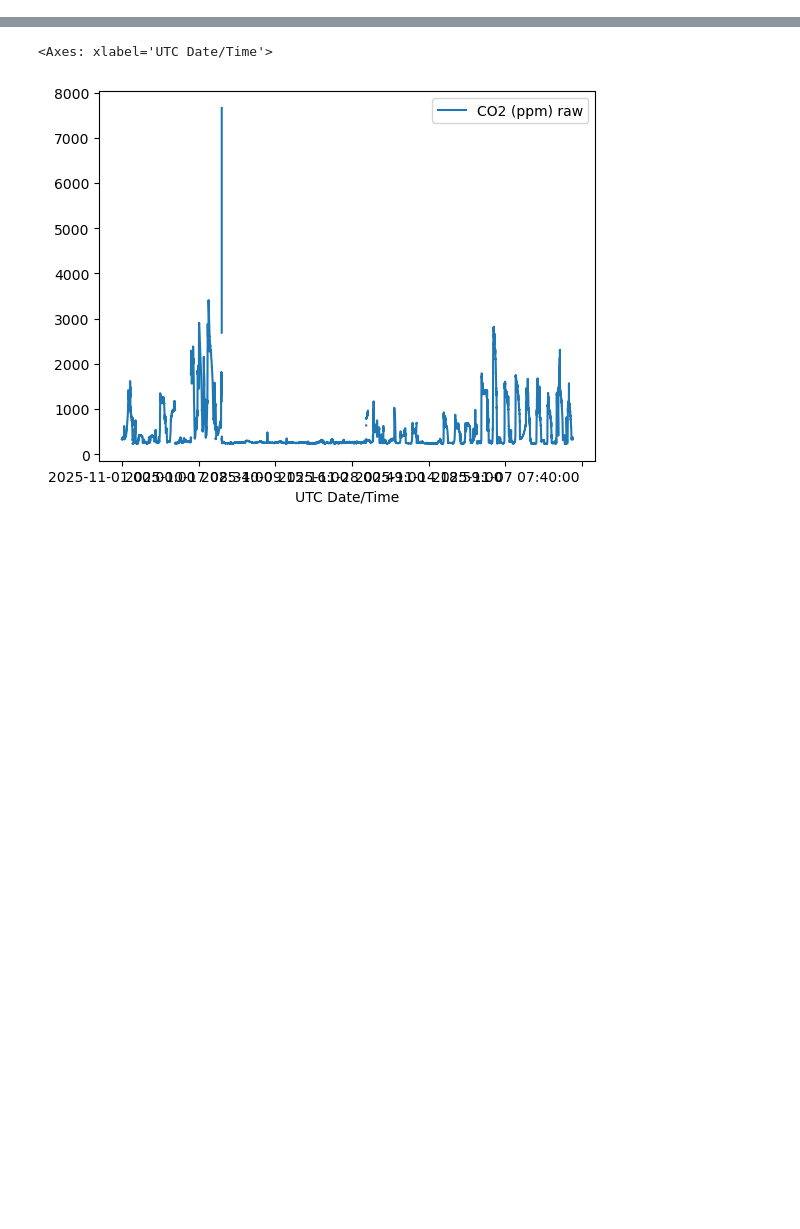
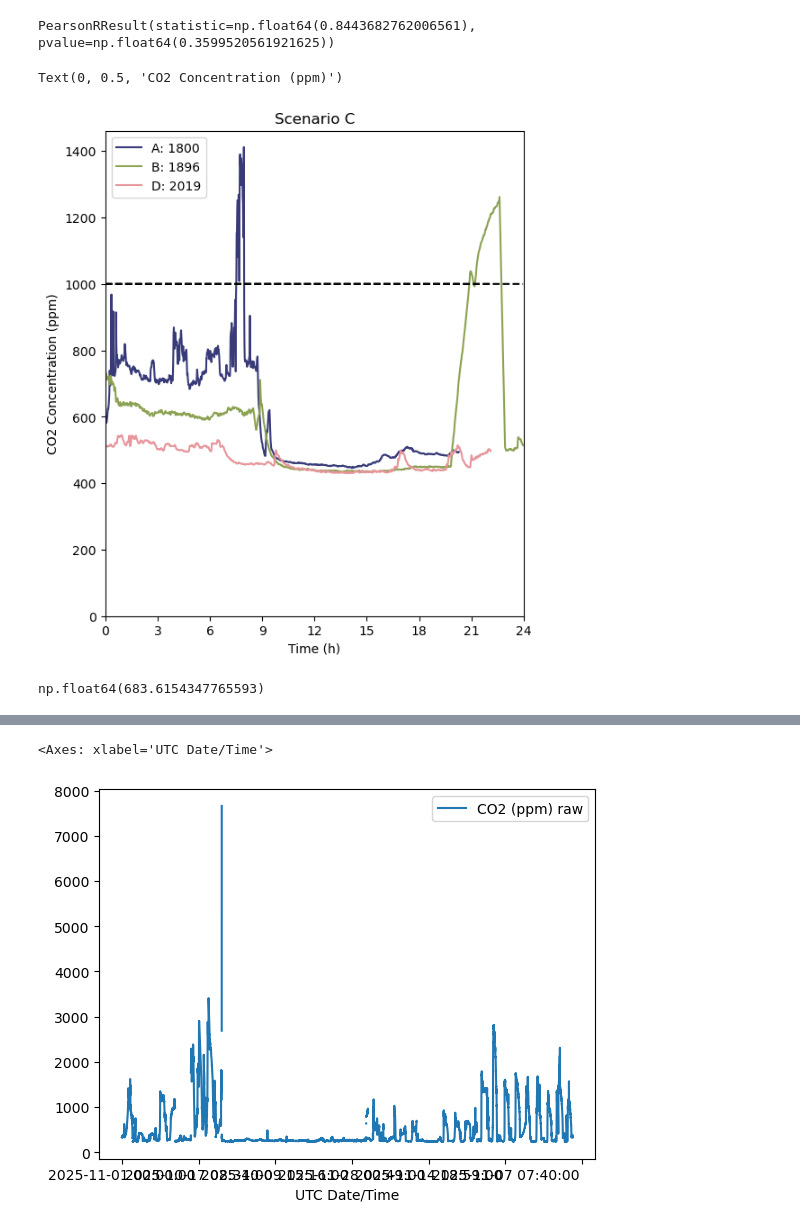
Before and after one commit to mlin706/EDAA, a Jupyter notebook: data_exploration.ipynb, the cells around one changed output, grey strips where cells are left out. Cells and saved outputs as stored; diff of their text form; code cells hidden in the pictures; blank space fills up the shorter version.

```diff
--- a/data_exploration.ipynb
+++ b/data_exploration.ipynb
@@ -18,0 +199,75 @@ full_data.to_csv('./data/processed_FULL.csv')
+# %%
+from scipy.stats import pearsonr
+
+ssconc = [
+    445, 430, 430
+]
+
+pearsonr(ages[[0, 1, 2]], ssconc)
+# %% [output]
+PearsonRResult(statistic=np.float64(0.8443682762006561), pvalue=np.float64(0.3599520561921625))
+# %%
+from matplotlib.ticker import MaxNLocator
+from joblib import load
+
+def prep_sklearn_data(ser):
+    '''
+    pass series, outputs a numpy array with no NaN values
+    '''
+
+    out = ser.to_numpy()
+
+    nan_vals = np.isnan(out)
+
+    return (out[~nan_vals].reshape(-1, 1), nan_vals)
+
+cal_model = load('calibration_model.joblib')
+
+scenario = 2
+
+fig, ax = plt.subplots(figsize=(6, 7))
+
+ax.set_title(f'Scenario {scenarios[scenario]}')
+
+max_hrs = 24
+
+for i in [0, 1, 3]:#range(4):
+
+    ts = timestamps_ALL[i, scenario]
+
+    plot_data = get_data_period(data, ts, hrs=max_hrs)
+    nanless_data, nans = prep_sklearn_data(plot_data['CO2 (ppm) raw'])
+
+    calibrated_data = cal_model.predict(nanless_data)
+    time_pts = plot_data['Time since Midnight'][~nans]
+
+    ax.plot(time_pts, calibrated_data, label=names[i], color=cmap(i/4))
+    ## plot recommended amount of CO2
+    rec_data = [1000 for _ in plot_data['Time since Midnight']]
+
+    ax.plot(plot_data['Time since Midnight'], rec_data, '--k')
+
+ax.set_ylim(0)
+ax.xaxis.set_major_locator(MaxNLocator(integer=True))
+ax.set_xlim(0, max_hrs)
+ax.legend()
+
+ax.set_xlabel('Time (h)')
+ax.set_ylabel('CO2 Concentration (ppm)')
+# %% [output]
+Text(0, 0.5, 'CO2 Concentration (ppm)')
+[figure, added]
+# %%
+start = 2
+end = 6
+
+person = 0
+scenario = 2
+
+ts = timestamps_ALL[person, scenario]
+plot_data = get_data_period(data, ts, hrs=24)
+
+rel_data, nans = prep_sklearn_data(plot_data[(plot_data['Time since Midnight'] > start) & (plot_data['Time since Midnight'] < end)]['CO2 (ppm) raw'])
+cal_model.predict(rel_data).min()
+# %% [output]
+np.float64(683.6154347765593)
```
Also changed, not shown: parts of 9 cells of this notebook, 9 other files.
